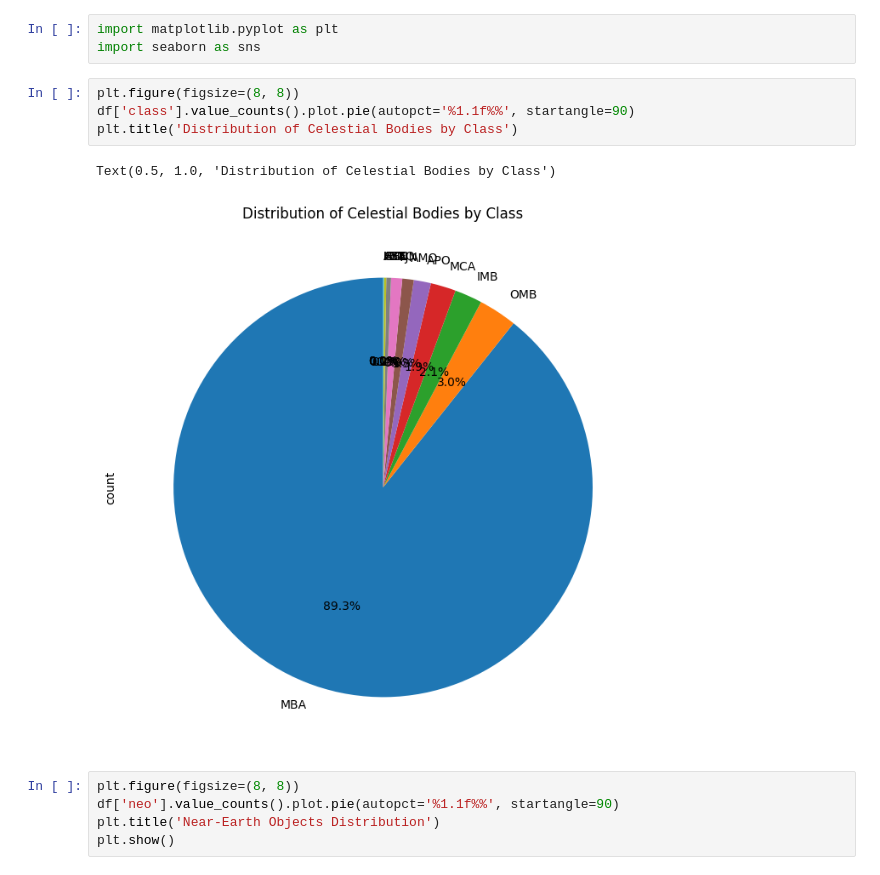
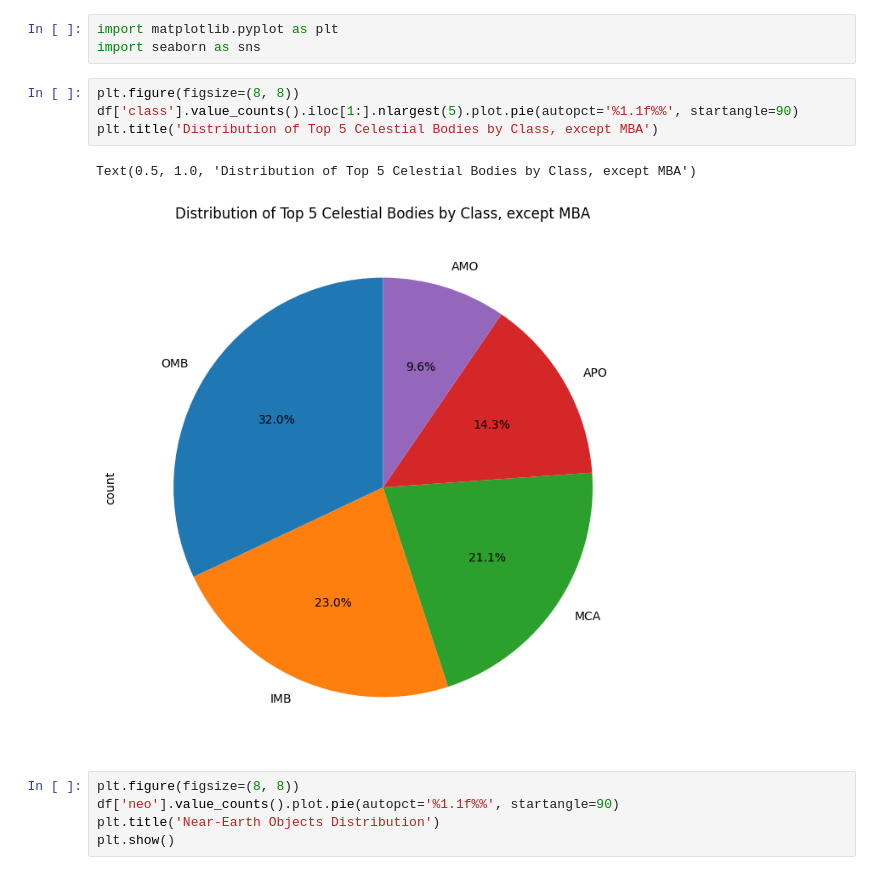
Before and after one commit to EvgeniyPukanovich/Data_Engineering, a Jupyter notebook: lab6/5/5.ipynb, the cells around one changed output. Saved outputs shown, nothing was run; the diff lists cells and outputs as text.

```diff
--- a/lab6/5/5.ipynb
+++ b/lab6/5/5.ipynb
@@ -92,11 +75,11 @@ import matplotlib.pyplot as plt
 import seaborn as sns
 # %%
 plt.figure(figsize=(8, 8))
-df['class'].value_counts().plot.pie(autopct='%1.1f%%', startangle=90)
-plt.title('Distribution of Celestial Bodies by Class')
+df['class'].value_counts().iloc[1:].nlargest(5).plot.pie(autopct='%1.1f%%', startangle=90)
+plt.title('Distribution of Top 5 Celestial Bodies by Class, except MBA')
 # %% [output]
-Text(0.5, 1.0, 'Distribution of Celestial Bodies by Class')
+Text(0.5, 1.0, 'Distribution of Top 5 Celestial Bodies by Class, except MBA')
-[figure, old version]
+[figure, new version]
 # %%
 plt.figure(figsize=(8, 8))
 df['neo'].value_counts().plot.pie(autopct='%1.1f%%', startangle=90)
```
Also changed, not shown: parts of 3 cells of this notebook, 2 other files.
